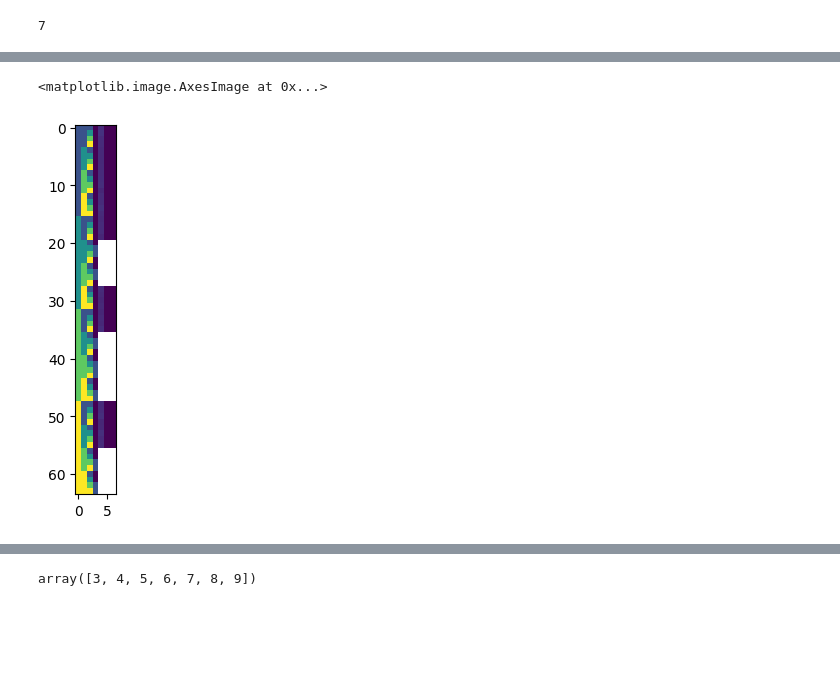
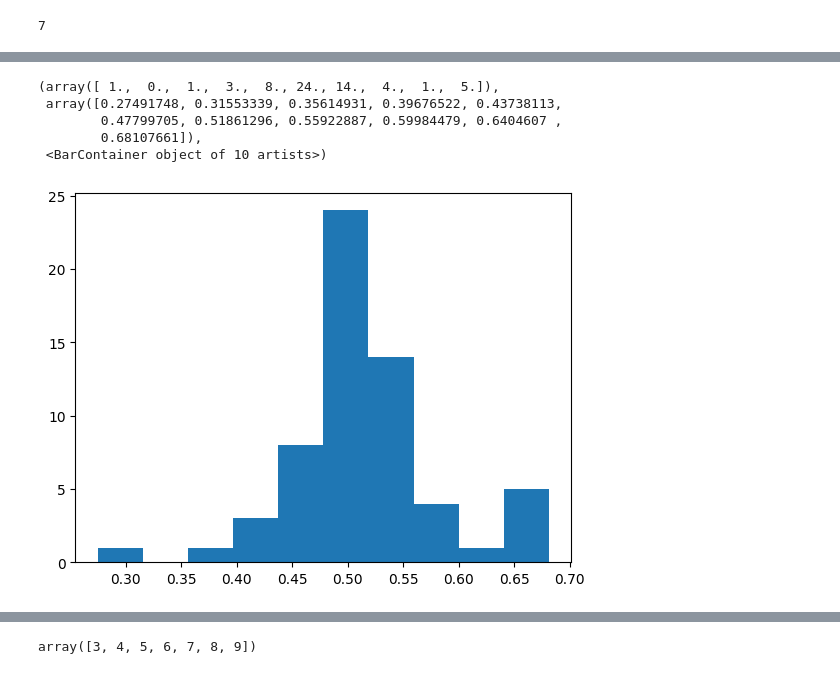
Before and after one commit to rishabhdutta/Utils_python, a Jupyter notebook: notebook_for_trial.ipynb, the cells around one changed output, grey strips where cells are left out. Saved outputs shown, nothing was run; the diff lists cells and outputs as text; code cells hidden in the pictures; blank space fills up the shorter version.

```diff
--- a/notebook_for_trial.ipynb
+++ b/notebook_for_trial.ipynb
@@ -93,7 +93,7 @@ fittype = 1  # Set your fittype (1 for median, 2 for bilinear plane)
 # %%
 startlevel=3
 maxdim=9
-tolerance = .1
+tolerance = .5
 fittype = 1
 
 lin, col = data.shape
@@ -379,6 +768,10 @@ ValueError: not enough values to unpack (expected 2, got 1)
 # %%
-plt.imshow(newindmat)
+plt.hist(sqval)
 # %% [output]
-<matplotlib.image.AxesImage at 0x...>
+(array([ 1.,  0.,  1.,  3.,  8., 24., 14.,  4.,  1.,  5.]),
+ array([0.27491748, 0.31553339, 0.35614931, 0.39676522, 0.43738113,
+        0.47799705, 0.51861296, 0.55922887, 0.59984479, 0.6404607 ,
+        0.68107661]),
+ <BarContainer object of 10 artists>)
-[figure, old version]
+[figure, new version]
 # %%
```
Also changed, not shown: parts of 13 cells of this notebook, 3 other files.
